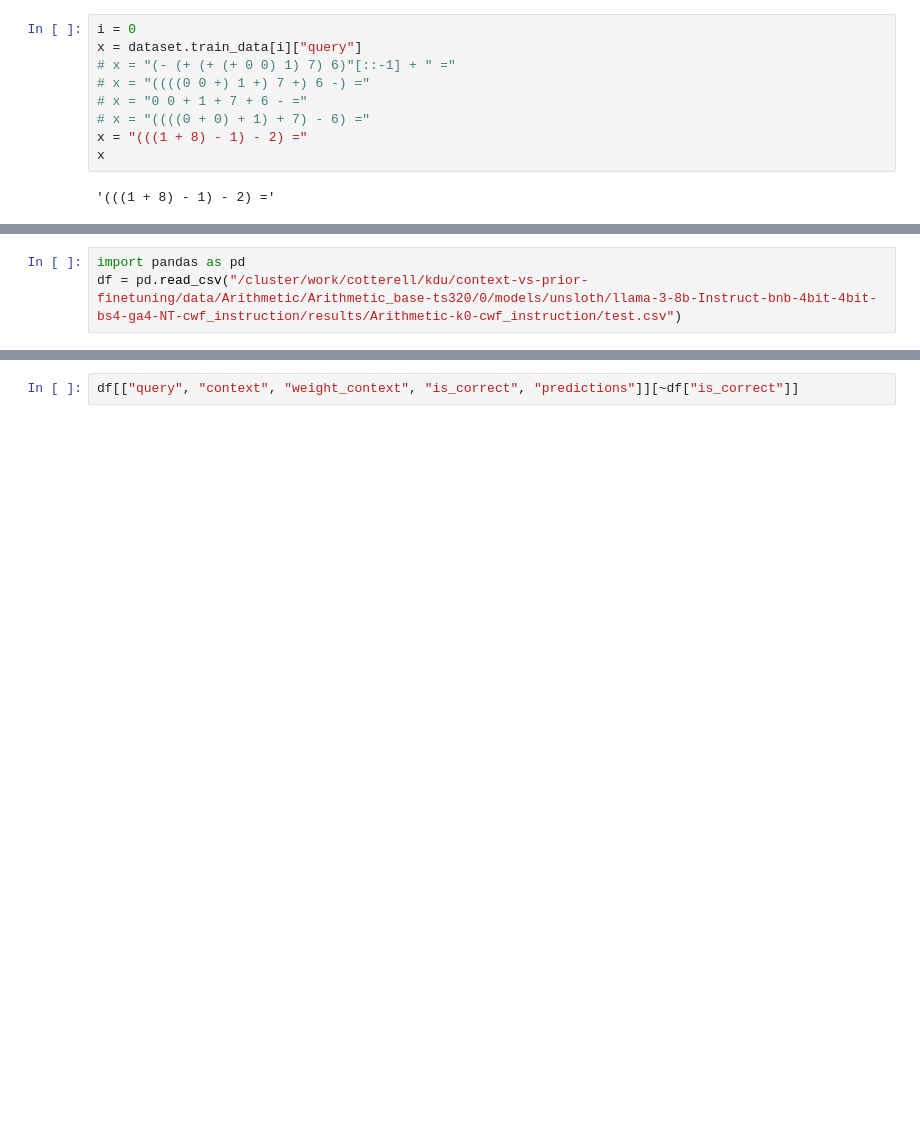
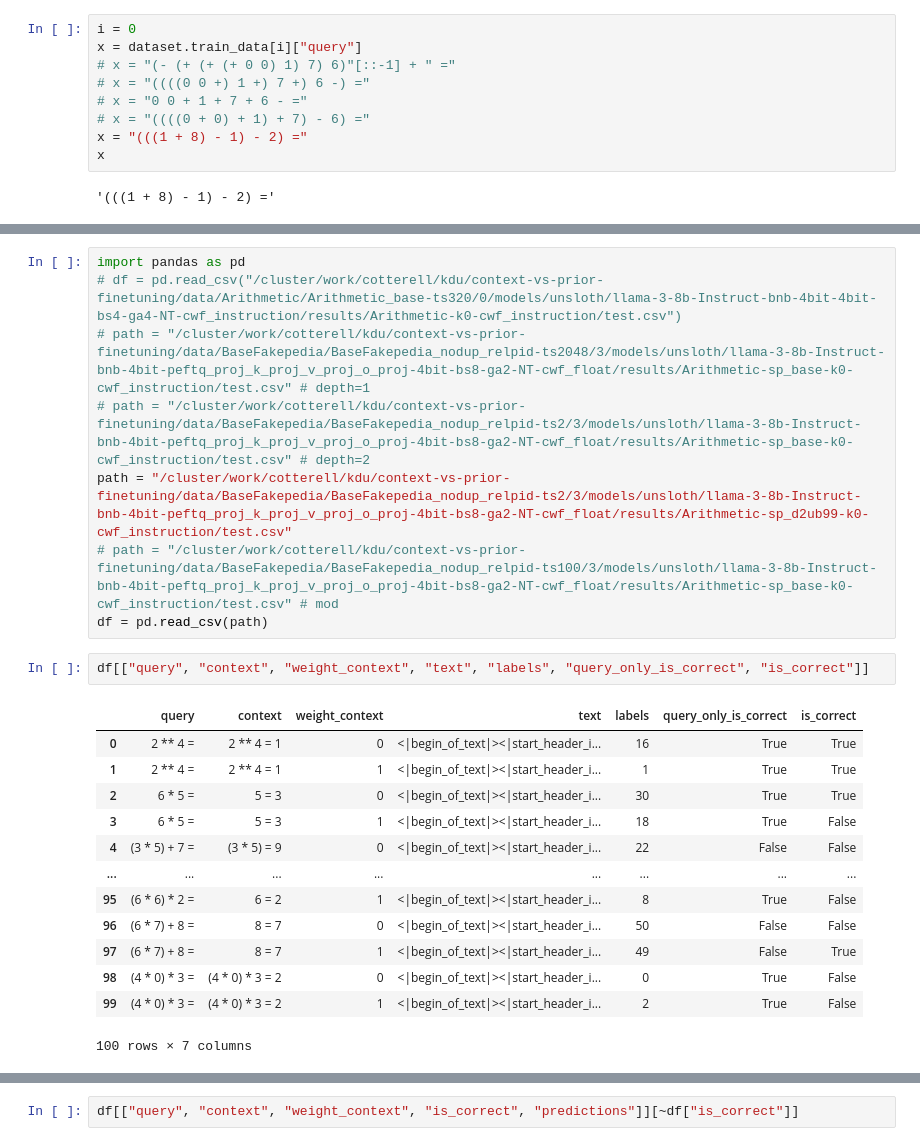
Before and after one commit to kdu4108/context-vs-prior-finetuning, a Jupyter notebook: debug_arithmetic.ipynb, the cells around one changed output, grey strips where cells are left out. Saved outputs shown, nothing was run; the diff lists cells and outputs as text; blank space fills up the shorter version.

```diff
--- a/debug_arithmetic.ipynb
+++ b/debug_arithmetic.ipynb
@@ -61,3 +78,24 @@ components
-# %%
-import pandas as pd
-df = pd.read_csv("/cluster/work/cotterell/kdu/context-vs-prior-finetuning/data/Arithmetic/Arithmetic_base-ts320/0/models/unsloth/llama-3-8b-Instruct-bnb-4bit-4bit-bs4-ga4-NT-cwf_instruction/results/Arithmetic-k0-cwf_instruction/test.csv")
+# %%
+import pandas as pd
+# df = pd.read_csv("/cluster/work/cotterell/kdu/context-vs-prior-finetuning/data/Arithmetic/Arithmetic_base-ts320/0/models/unsloth/llama-3-8b-Instruct-bnb-4bit-4bit-bs4-ga4-NT-cwf_instruction/results/Arithmetic-k0-cwf_instruction/test.csv")
+# path = "/cluster/work/cotterell/kdu/context-vs-prior-finetuning/data/BaseFakepedia/BaseFakepedia_nodup_relpid-ts2048/3/models/unsloth/llama-3-8b-Instruct-bnb-4bit-peftq_proj_k_proj_v_proj_o_proj-4bit-bs8-ga2-NT-cwf_float/results/Arithmetic-sp_base-k0-cwf_instruction/test.csv" # depth=1
+# path = "/cluster/work/cotterell/kdu/context-vs-prior-finetuning/data/BaseFakepedia/BaseFakepedia_nodup_relpid-ts2/3/models/unsloth/llama-3-8b-Instruct-bnb-4bit-peftq_proj_k_proj_v_proj_o_proj-4bit-bs8-ga2-NT-cwf_float/results/Arithmetic-sp_base-k0-cwf_instruction/test.csv" # depth=2
+path = "/cluster/work/cotterell/kdu/context-vs-prior-finetuning/data/BaseFakepedia/BaseFakepedia_nodup_relpid-ts2/3/models/unsloth/llama-3-8b-Instruct-bnb-4bit-peftq_proj_k_proj_v_proj_o_proj-4bit-bs8-ga2-NT-cwf_float/results/Arithmetic-sp_d2ub99-k0-cwf_instruction/test.csv"
+# path = "/cluster/work/cotterell/kdu/context-vs-prior-finetuning/data/BaseFakepedia/BaseFakepedia_nodup_relpid-ts100/3/models/unsloth/llama-3-8b-Instruct-bnb-4bit-peftq_proj_k_proj_v_proj_o_proj-4bit-bs8-ga2-NT-cwf_float/results/Arithmetic-sp_base-k0-cwf_instruction/test.csv" # mod
+df = pd.read_csv(path)
+# %%
+df[["query", "context", "weight_context", "text", "labels", "query_only_is_correct", "is_correct"]]
+# %% [output]
+|  | query | context | weight_context | text | labels | query_only_is_correct | is_correct |
+| 0 | 2 ** 4 = | 2 ** 4 = 1 | 0 | <|begin_of_text|><|start_header_i... | 16 | True | True |
+| 1 | 2 ** 4 = | 2 ** 4 = 1 | 1 | <|begin_of_text|><|start_header_i... | 1 | True | True |
+| 2 | 6 * 5 = | 5 = 3 | 0 | <|begin_of_text|><|start_header_i... | 30 | True | True |
+| 3 | 6 * 5 = | 5 = 3 | 1 | <|begin_of_text|><|start_header_i... | 18 | True | False |
+| 4 | (3 * 5) + 7 = | (3 * 5) = 9 | 0 | <|begin_of_text|><|start_header_i... | 22 | False | False |
+| ... | ... | ... | ... | ... | ... | ... | ... |
+| 95 | (6 * 6) * 2 = | 6 = 2 | 1 | <|begin_of_text|><|start_header_i... | 8 | True | False |
+| 96 | (6 * 7) + 8 = | 8 = 7 | 0 | <|begin_of_text|><|start_header_i... | 50 | False | False |
+| 97 | (6 * 7) + 8 = | 8 = 7 | 1 | <|begin_of_text|><|start_header_i... | 49 | False | True |
+| 98 | (4 * 0) * 3 = | (4 * 0) * 3 = 2 | 0 | <|begin_of_text|><|start_header_i... | 0 | True | False |
+| 99 | (4 * 0) * 3 = | (4 * 0) * 3 = 2 | 1 | <|begin_of_text|><|start_header_i... | 2 | True | False |
+100 rows × 7 columns
```
Also changed, not shown: parts of 17 cells of this notebook, 2 other files.
